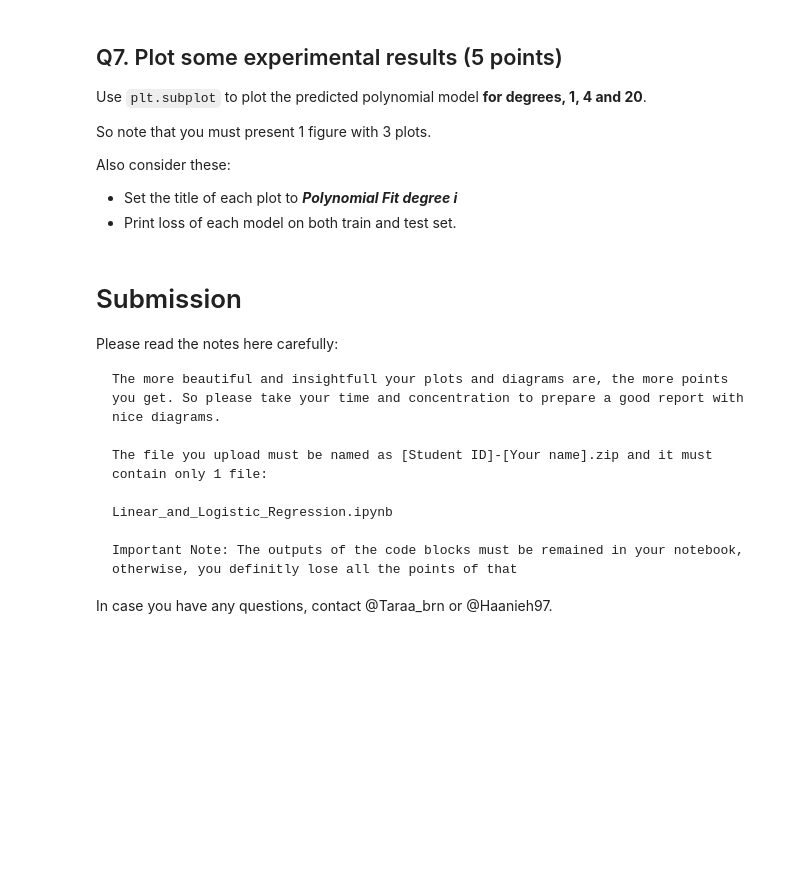
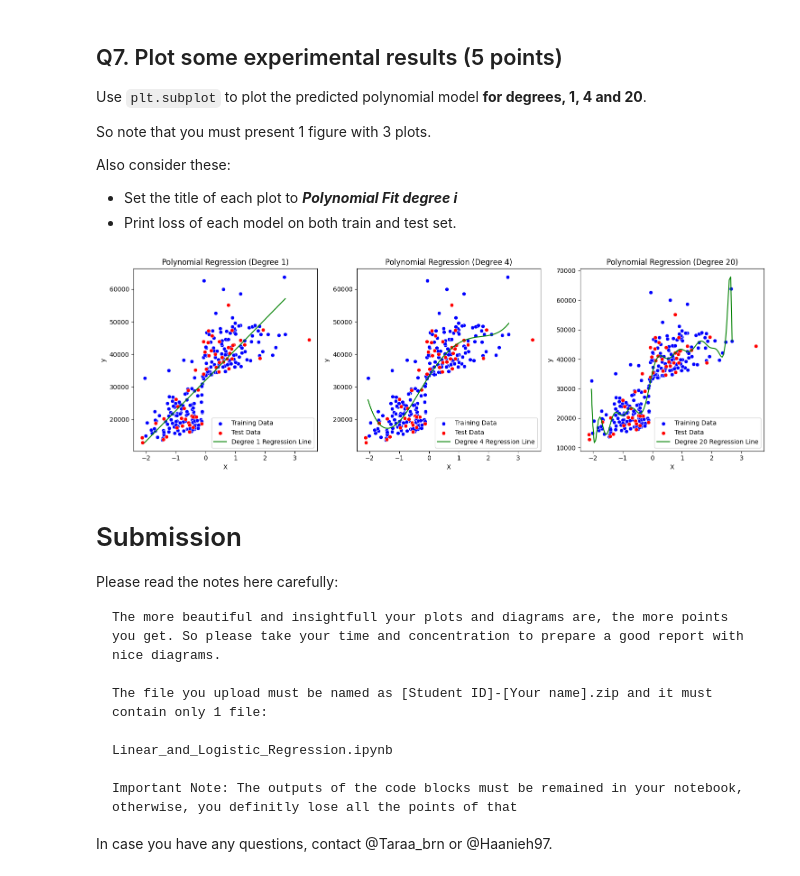
Before and after one commit to mostafa-ja/Machine-Learning-fall2023, a Jupyter notebook: Linear_and_Logistic_Regression.ipynb, the cells around one changed output. Cells and saved outputs as stored; diff of their text form; code cells hidden in the pictures; blank space fills up the shorter version.

```diff
--- a/Linear_and_Logistic_Regression.ipynb
+++ b/Linear_and_Logistic_Regression.ipynb
@@ -457,3 +511,52 @@ Also consider these:
+# %%
+############# Your code here ############
+
+# Degrees for polynomial regression
+degrees = [1, 4, 20]
+
+plt.figure(figsize=(15, 5))
+
+for i, degree in enumerate(degrees, 1):
+    # Creating and fitting Polynomial Regression model for each degree
+    pr = PolynomialRegression(degree=degree)
+    X_train, y_train, X_test, y_test = pr.prepare_dataset(X, target, test_size=0.2, random_state=42)
+
+    # Normalizing data
+    norm_scaler, X_train_normalized = pr.normalize(X_train, normalization='Standardization')
+    X_test_normalized = norm_scaler.transform(X_test)
+
+    # Generating polynomial features for train and test sets
+    X_train_pol = pr.generate_polynomial_features(X_train_normalized)
+    X_test_pol = pr.generate_polynomial_features(X_test_normalized)
+
+    # Training the model
+    coeff, intercept = pr.train(X_train_pol, y_train)
+
+    # Generating a range of X values for plotting the regression line
+    X_range = np.linspace(min(X_train_normalized), max(X_train_normalized), 100)
+    X_range_pol = pr.generate_polynomial_features(X_range)
+
+    # Predictions for the range of X values
+    y_range_pred = np.dot(X_range_pol, coeff.T) + intercept
+
+    # Creating subplot for each degree
+    plt.subplot(1, len(degrees), i)
+
+    sns.scatterplot(x=X_train_normalized[:,0], y=y_train[:,0], color='blue', label='Training Data')
+    sns.scatterplot(x=X_test_normalized[:,0], y=y_test[:,0], color='red', label='Test Data')
+
+    plt.plot(X_range, y_range_pred, color='green', label=f'Degree {degree} Regression Line')
+    plt.xlabel('X')
+    plt.ylabel('y')
+    plt.title(f'Polynomial Regression (Degree {degree})')
+    plt.legend()
+
+plt.tight_layout()
+plt.show()
+
+#########################################
+# %% [output]
+[figure, added]
 # %% [markdown]
 
 # Submission
```
Also changed, not shown: parts of 12 cells of this notebook.
